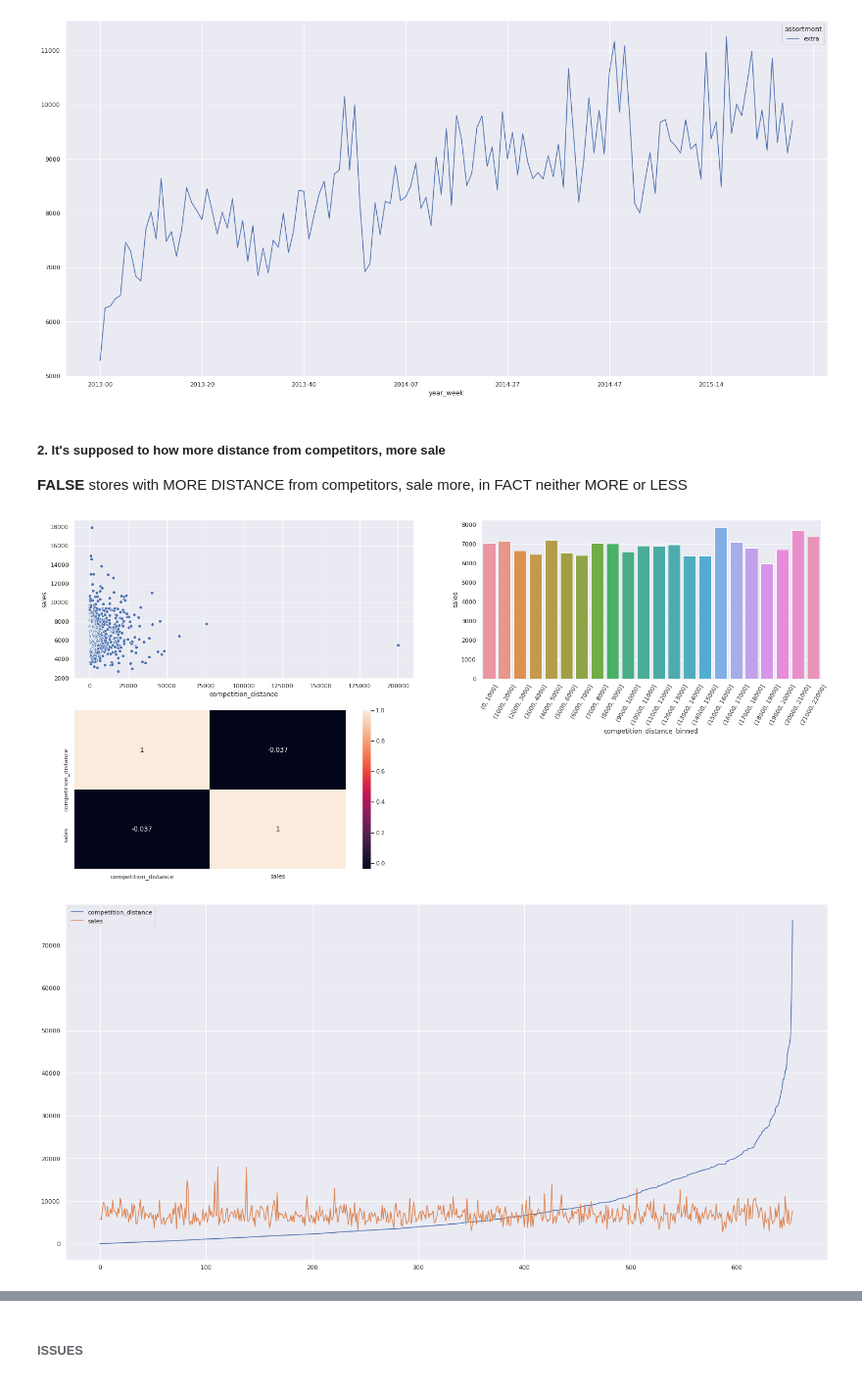
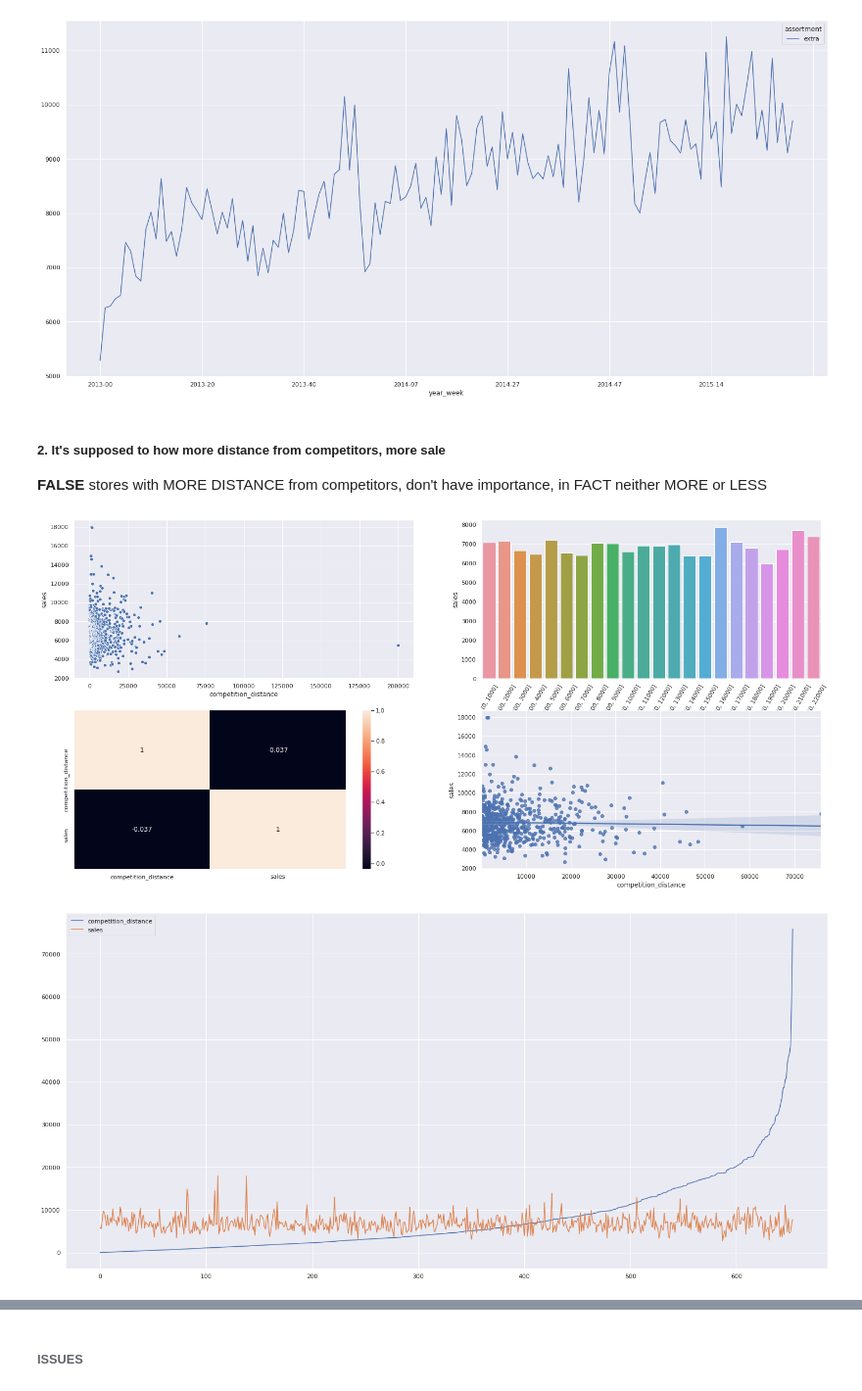
Before and after one commit to diegopmayer/rossman_sales_forecast, a Jupyter notebook: exploratory_data_analysis.ipynb, the cells around one changed output, grey strips where cells are left out. Shown at 98% size. Saved outputs shown, nothing was run; the diff lists cells and outputs as text; code cells hidden in the pictures.

```diff
--- a/exploratory_data_analysis.ipynb
+++ b/exploratory_data_analysis.ipynb
@@ -803,5 +803,5 @@ aux_m_w_extra.pivot(index='year_week', columns='assortment', values='sales').plo
 [figure]
 # %% [markdown]
 ##### 2. It's supposed to how more distance from competitors, more sale
-**FALSE** stores with MORE DISTANCE from competitors, sale more, in FACT neither MORE or LESS
+**FALSE** stores with MORE DISTANCE from competitors, don't have importance, in FACT neither MORE or LESS
 # %%
@@ -813,23 +812,29 @@ aux_m_w_extra.pivot(index='year_week', columns='assortment', values='sales').plo
 # %%
 plt.subplot(2,2,1)
 com_dist_mean = df4[['competition_distance', 'sales']].groupby('competition_distance').mean().reset_index()
 sns.scatterplot(x='competition_distance', y='sales', data=com_dist_mean);
 
 plt.subplot(2,2,2)
 bins = list(np.arange(0, 23000, 1000))
+
 com_dist_mean['competition_distance_binned'] = pd.cut(com_dist_mean['competition_distance'], bins=bins)
 com_dist_mean_bin = com_dist_mean[['competition_distance_binned', 'sales']].groupby(
     'competition_distance_binned').mean().reset_index();
 sns.barplot(x='competition_distance_binned', y='sales', data=com_dist_mean_bin);
 plt.xticks(rotation=60)
 
 plt.subplot(2,2,3)
 sns.heatmap(com_dist_mean.corr(method='pearson'), annot=True);
 
+plt.subplot(2,2,4)
+sns.regplot(x='competition_distance', y='sales',
+            data=com_dist_mean[com_dist_mean['competition_distance'] < 78000]);
+
+
 com_dist_mean[com_dist_mean['competition_distance'] < 80000].plot();
 # as you see it's False, because the aren't a comportament like a linear growth
 # %% [output]
-[figure, old version]
+[figure, new version]
 [figure]
 # %% [markdown]
 #####  3. It's supposed to how much more long time competitors, more sale
```
Also changed, not shown: parts of 16 cells of this notebook.
